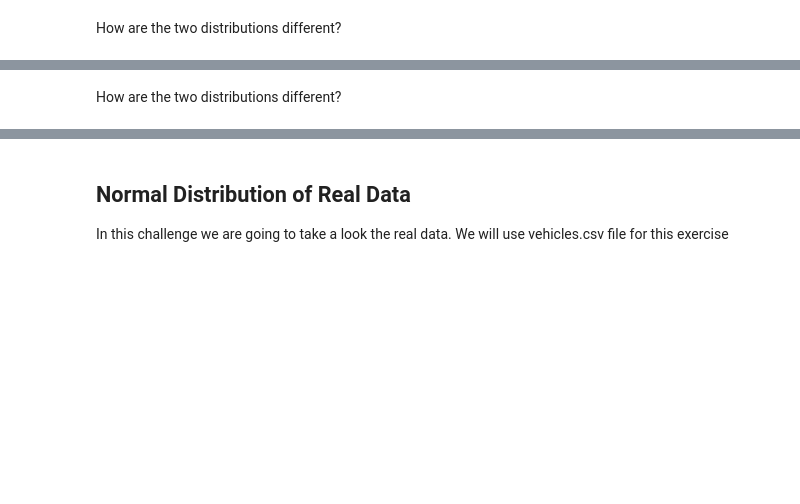
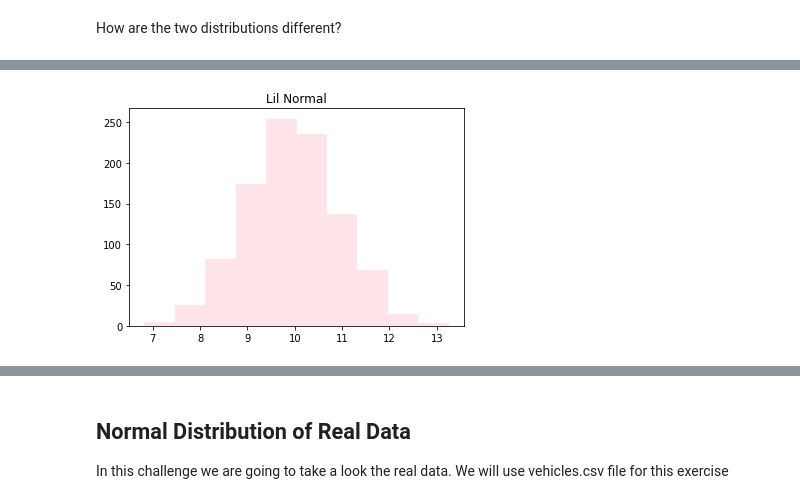
Before and after one commit to ironhack-datalabs/datamad0620, a Jupyter notebook: module-2/lab-continuous-probability-distribution/your-code/main.ipynb, the cells around one changed output, grey strips where cells are left out. Saved outputs shown, nothing was run; the diff lists cells and outputs as text; code cells hidden in the pictures; blank space fills up the shorter version.

```diff
--- a/module-2/lab-continuous-probability-distribution/your-code/main.ipynb
+++ b/module-2/lab-continuous-probability-distribution/your-code/main.ipynb
@@ -52,0 +90,8 @@ Your output should look like below:
+# %%
+def randomNormal(mu, sigma, count):
+
+    s = np.random.normal(mu, sigma, count)
+
+    return s
+# %%
+w = randomNormal(10, 1, 1000)
@@ -70,2 +101,0 @@ Expected output:
-# %% [markdown]
-How are the two distributions different?
@@ -73,0 +102,4 @@ How are the two distributions different?
+# %%
+sns.distplot(w, bins=10, kde=False, color="pink").set_title("Lil Normal");
+# %% [output]
+[figure, added]
```
Also changed, not shown: parts of 35 cells of this notebook.
